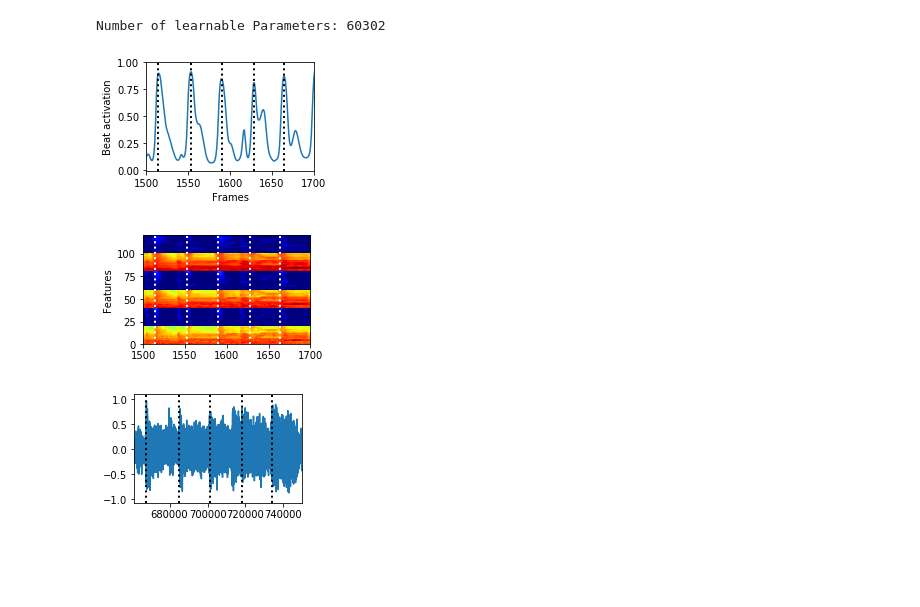
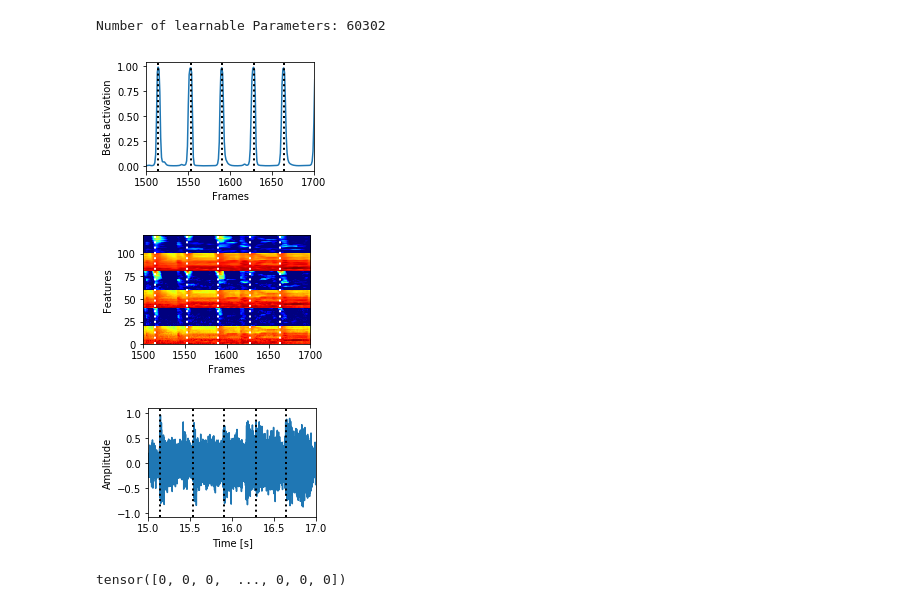
Before and after one commit to julius-richter/beat_tracker, a Jupyter notebook: jupyter/model_boeck.ipynb, the cells around one changed output. Drawn from its saved outputs; the diff is of its cells as text; code cells hidden in the pictures; blank space fills up the shorter version.

```diff
--- a/jupyter/model_boeck.ipynb
+++ b/jupyter/model_boeck.ipynb
@@ -33,6 +33,8 @@ files = sorted(os.listdir('../data/audio/Ballroom/'))
 
 features = pickle.load(open('../data/pickle/ballroom_features_boeck.npy', 'rb'))
 
+norm_features = pickle.load(open('../data/pickle/ballroom_features_normalized_boeck.npy', 'rb'))
+
 labels = pickle.load(open('../data/pickle/ballroom_labels_boeck.npy', 'rb'))
 # %% [markdown]
 ## Create 'Dataset' and 'DataLoader'
@@ -119,7 +121,7 @@ optimizer = optim.Adam(model.parameters(), lr=1e-4, betas=(0.9, 0.999), eps=1e-0
 # %% [markdown]
 ## Load trained parameters
 # %%
-# model.load_state_dict(torch.load('../models/boeck_ballroom_fold_0.pt', map_location=device))
+model.load_state_dict(torch.load('../models/mb_ballroom_bs-100_fold-0.pt', map_location=device))
 # %% [markdown]
 ## Train the model
 # %%
@@ -253,28 +257,29 @@ for example in examples:
     for beat in np.where(test_label == 1.0)[0]:
         plt.axvline(x=beat, color='k', linestyle=':', linewidth=2)
     plt.xlim(zoom);
-
-plt.savefig('beat_activation.png')
+#     plt.figure(tight_layout=True)
+plt.savefig('beat_activation.eps',  bbox_inches="tight")
 # %% [output]
-[figure, old version]
+[figure, new version]
 # %%
 plt.figure(figsize=(3,2))
 
-plt.imshow(np.array(features[300]).T[:,zoom[0]:zoom[1]],
+plt.imshow(np.array(norm_features[300]).T[:,zoom[0]:zoom[1]],
            extent=(zoom[0], zoom[1], 0.5, 120+0.5),
            origin='lower', aspect='auto',cmap='jet');
 # plt.yticks(np.arange(1,20,2));
 # plt.ylim(0.5,num_bands+0.5)
 
 # plt.colorbar(format='%.1f');
 
+plt.xlabel('Frames')
 plt.ylabel('Features');
 
 for beat in np.where(test_label == 1.0)[0]:
     plt.axvline(x=beat, color='w', linestyle=':', linewidth=2)
 plt.xlim(zoom);
 
-plt.savefig('feature_vector.png')
+plt.savefig('feature_vector.eps',  bbox_inches="tight")
 # %% [output]
-[figure, old version]
+[figure, new version]
 # %%
@@ -283,14 +290,21 @@ files = sorted(os.listdir('../data/audio/Ballroom/'))
 _, signal = wavfile.read('../data/audio/Ballroom/' + files[300], mmap=False) # is mmap=True necessary ?
 # %%
 sr = 44.1e3
+time_ax = np.linspace(0, len(signal)/sr, len(signal))
 plt.figure(figsize=(3,2))
-plt.plot(signal/np.max(signal));
-plt.xlim((sr*15, sr*17));
+plt.plot(time_ax, signal/np.max(signal));
+plt.xlim((15, 17));
+
+plt.xlabel('Time [s]')
+plt.ylabel('Amplitude');
 
 for beat in np.where(test_label == 1.0)[0]:
-    plt.axvline(x=beat*441, color='k', linestyle=':', linewidth=2)
+    plt.axvline(x=beat/100, color='k', linestyle=':', linewidth=2)
 
-plt.savefig('audio_snippet.eps')
-plt.savefig('audio_snippet.png')
+plt.savefig('audio_snippet.eps',  bbox_inches="tight")
 # %% [output]
-[figure, old version]
+[figure, new version]
+# %%
+test_label
+# %% [output]
+tensor([0, 0, 0,  ..., 0, 0, 0])
```
Also changed, not shown: parts of 3 cells of this notebook, 8 other files.
